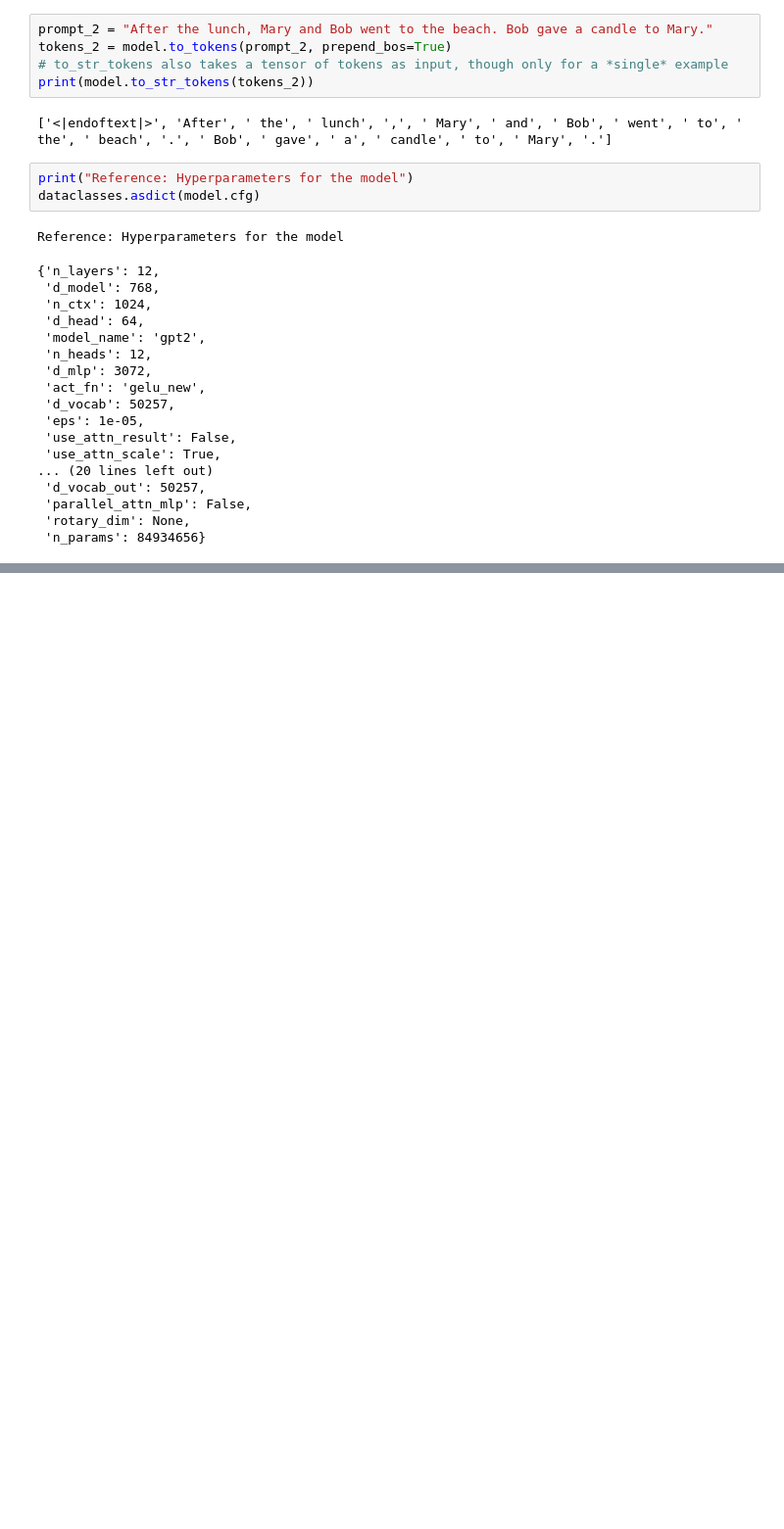
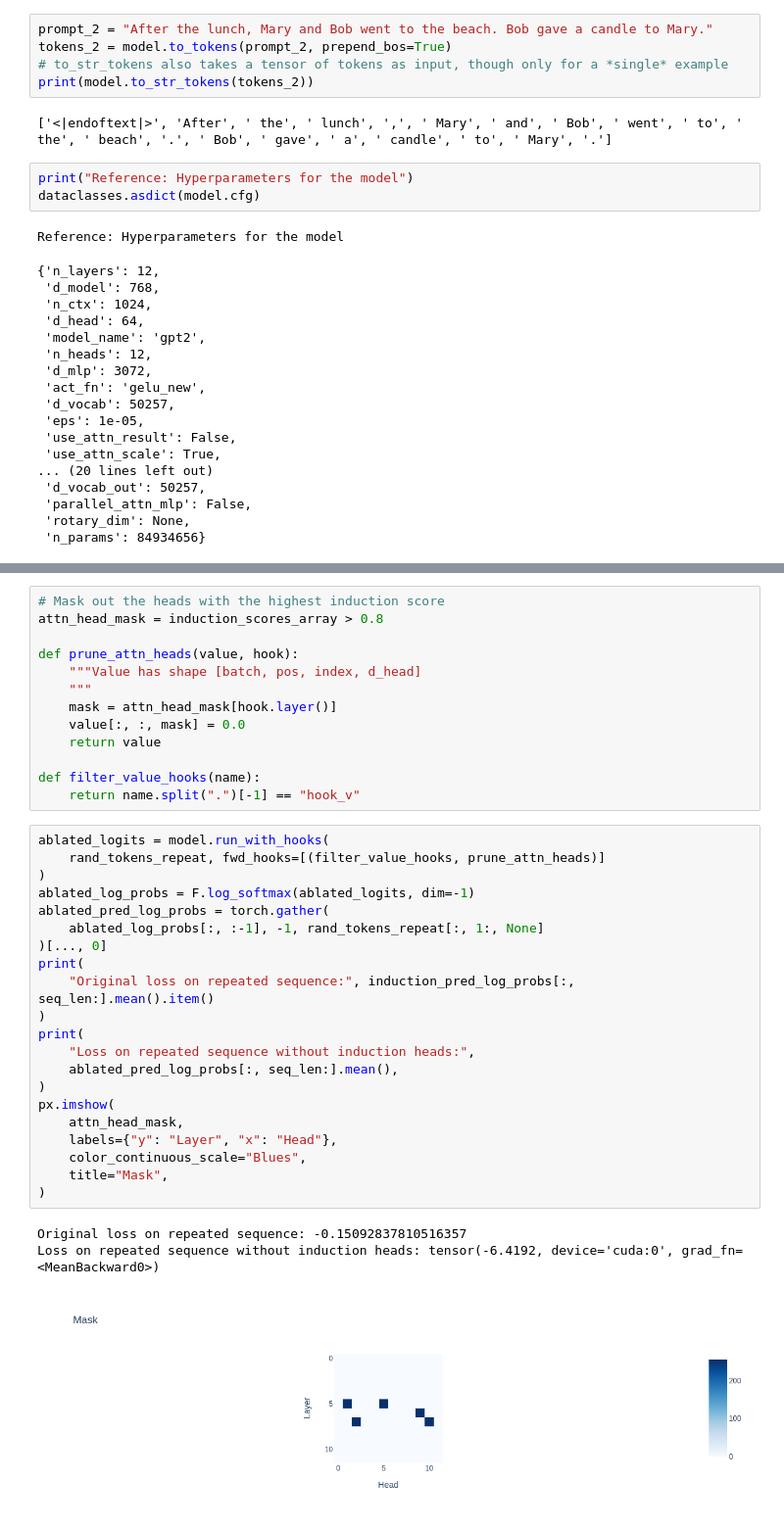
Before and after one commit to poppingtonic/transformer-visualization, a Jupyter notebook: Language-Model-Interpretability-With-EasyTransformer.ipynb, the cells around one changed output, grey strips where cells are left out. Shown at 98% size. Drawn from its saved outputs; the diff is of its cells as text; blank space fills up the shorter version.

```diff
--- a/Language-Model-Interpretability-With-EasyTransformer.ipynb
+++ b/Language-Model-Interpretability-With-EasyTransformer.ipynb
@@ -267,0 +803,38 @@ Reference: Hyperparameters for the model
+# %%
+# Mask out the heads with the highest induction score
+attn_head_mask = induction_scores_array > 0.8
+
+def prune_attn_heads(value, hook):
+    """Value has shape [batch, pos, index, d_head]
+    """
+    mask = attn_head_mask[hook.layer()]
+    value[:, :, mask] = 0.0
+    return value
+
+def filter_value_hooks(name):
+    return name.split(".")[-1] == "hook_v"
+# %%
+ablated_logits = model.run_with_hooks(
+    rand_tokens_repeat, fwd_hooks=[(filter_value_hooks, prune_attn_heads)]
+)
+ablated_log_probs = F.log_softmax(ablated_logits, dim=-1)
+ablated_pred_log_probs = torch.gather(
+    ablated_log_probs[:, :-1], -1, rand_tokens_repeat[:, 1:, None]
+)[..., 0]
+print(
+    "Original loss on repeated sequence:", induction_pred_log_probs[:, seq_len:].mean().item()
+)
+print(
+    "Loss on repeated sequence without induction heads:",
+    ablated_pred_log_probs[:, seq_len:].mean(),
+)
+px.imshow(
+    attn_head_mask,
+    labels={"y": "Layer", "x": "Head"},
+    color_continuous_scale="Blues",
+    title="Mask",
+)
+# %% [output]
+Original loss on repeated sequence: -0.15092837810516357
+Loss on repeated sequence without induction heads: tensor(-6.4192, device='cuda:0', grad_fn=<MeanBackward0>)
+[figure, added]
```
Also changed, not shown: parts of 63 cells of this notebook.
